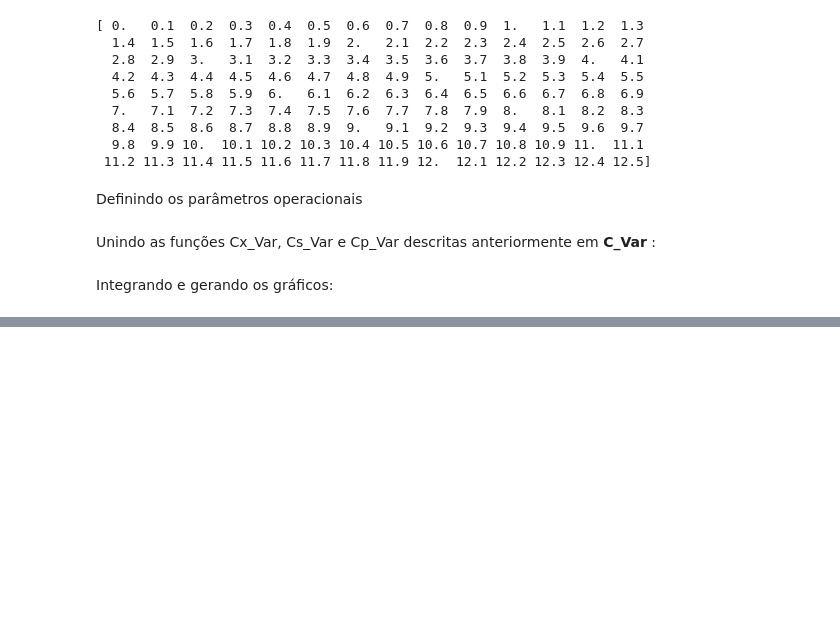
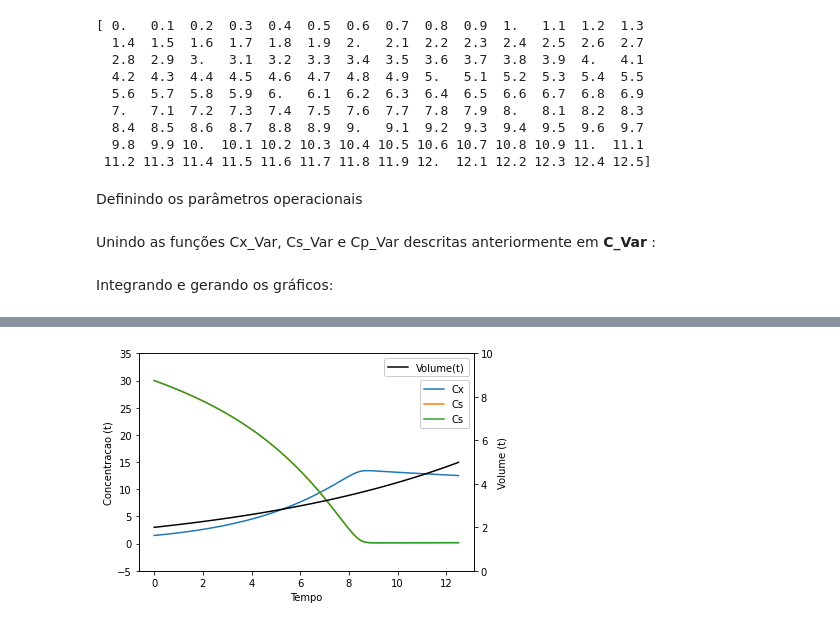
Before and after one commit to VitorMazziero/Processos-Fermentativos, a Jupyter notebook: Modelos Cineticos para Simulação - Batelada Alimentada.ipynb, the cells around one changed output, grey strips where cells are left out. Cells and saved outputs as stored; diff of their text form; code cells hidden in the pictures; blank space fills up the shorter version.

```diff
--- a/Modelos Cineticos para Simulação - Batelada Alimentada.ipynb
+++ b/Modelos Cineticos para Simulação - Batelada Alimentada.ipynb
@@ -390,0 +416,82 @@ plt.show()
+# %%
+# Simulação - (Monod, 1949)
+
+# -*- coding: utf-8 -*-
+"""
+Created on Wed Sep  7 15:36:42 2022
+
+@author: Vítor Teixeira Mazziero - UNESP Araraquara
+"""
+
+import numpy as np
+import matplotlib.pyplot as plt
+from scipy.integrate import odeint
+
+# Condições iniciais
+Cx0 = 1.5 # Concentração inicial de células (inóculo) - C[0]
+Cs0 = 30 # Concentração inicial de substrato - C[1]
+Cp0 = 0 # Concentração inicial de produto - - C[2]
+
+C = [Cx0, Cs0, Cp0]
+
+# Parâmetros para crescimento celular
+μmax = 0.35
+Ks = 0.75 # Constante de meia saturação
+Kd = 0
+
+# Parâmetros para consumo de substrato
+Yxs = 0.5
+
+# Parâmetros para formação de produto
+α = 0.5
+β = 0
+Kdp = 0.1
+
+# Parâmetros operacionais
+Q0 = 0.12
+V0 = 2.0
+β = 0.1
+
+#Concentrações de alimentação
+Cxe = 0
+Cse = 20
+Cpe = 0
+
+# Vetor tempo
+t=np.arange(0,12.6, 0.1) # Variação do tempo
+
+def C_Var(C, t, μ, Kd, Yxs, α, β, Kdp, Q0, V0, Cxe, Cse, Cpe):
+    # Vazão exponencial
+    Q = Q0*(np.exp(β*t))
+    V = V0 + (Q0/β)*(np.exp(β*t)-1)
+    D = Q/V
+
+    μ = μmax*(C[1]/(Ks+C[1])) #Eq. (14)
+    dCxdt = D*Cxe + (μ-Kd-D)*C[0] #Eq. (5)
+    dCsdt = D*(Cse - C[1]) - μ*C[0]/Yxs #Eq. (10)
+    dCpdt = D*(Cpe - C[2]) + α*μ*C[0]+β*C[0]-Kdp*C[2] #Eq. (16)
+    return (dCxdt, dCsdt, dCpdt)
+
+Result = odeint(C_Var, C, t, args=(μmax, Kd, Yxs, α, β, Kdp, Q0, V0, Cxe, Cse, Cpe))
+fig, ax1 = plt.subplots()
+
+Q = Q0*(np.exp(β*t))
+Volume = V0 + (Q0/β)*(np.exp(β*t)-1)
+
+ax1.plot(t, Result[:, 0], label='Cx')
+ax1.plot(t, Result[:, 1], label='Cs')
+ax1.plot(t, Result[:, 1], label='Cs')
+ax1.set_ylabel('Concentracao (t)')
+ax1.set_ylim([-5, 35])
+plt.legend(loc='upper right', bbox_to_anchor=(1, 0.9), facecolor='white', framealpha=1)
+
+ax2 = ax1.twinx()
+ax2.plot(t,Volume,label='Volume(t)',  color = 'k')
+ax2.set_ylabel('Volume (t)')
+ax2.set_ylim([0, 10])
+ax1.set_xlabel('Tempo')
+plt.legend(facecolor='white', framealpha=1)
+
+plt.show()
+# %% [output]
+[figure, added]
```
Also changed, not shown: parts of 13 cells of this notebook.
